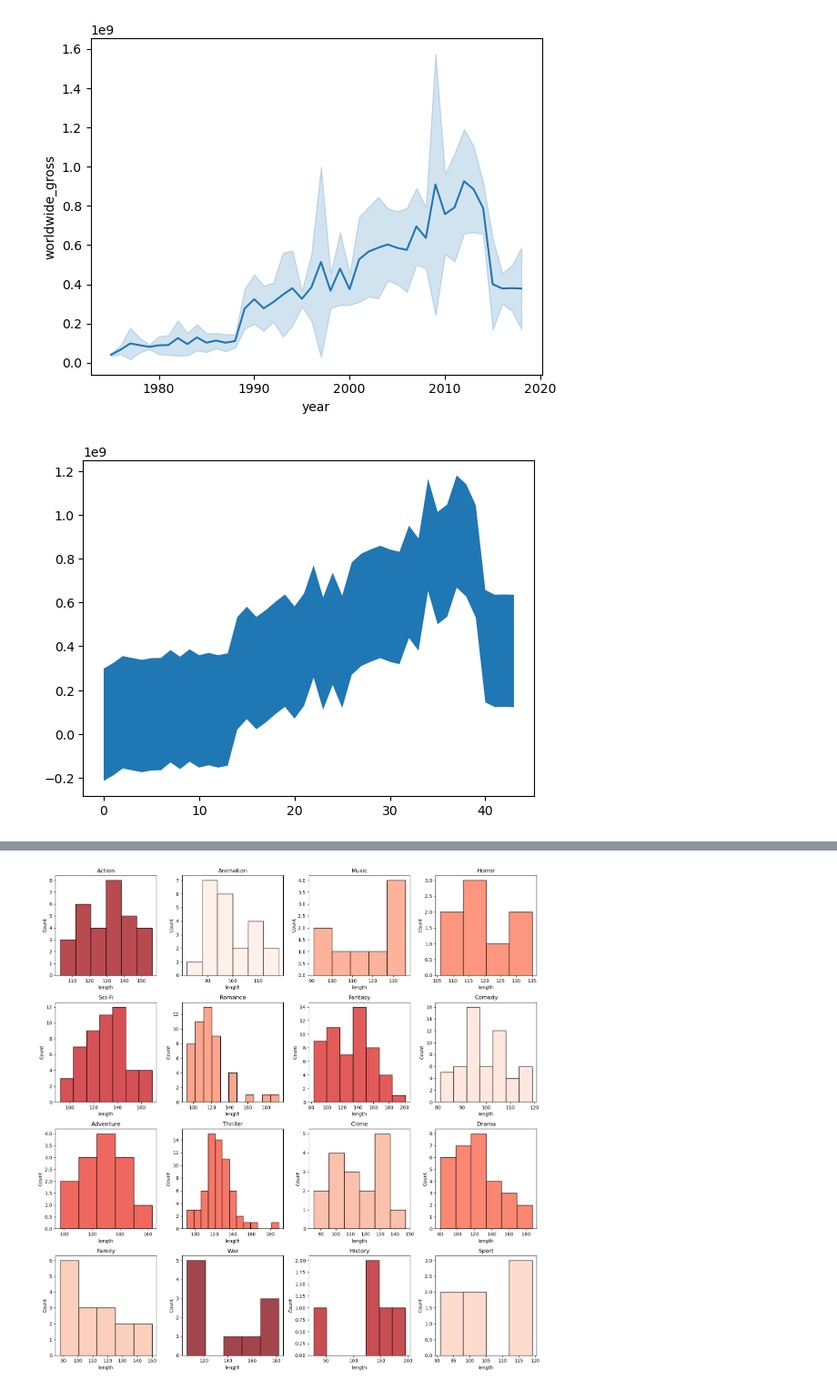
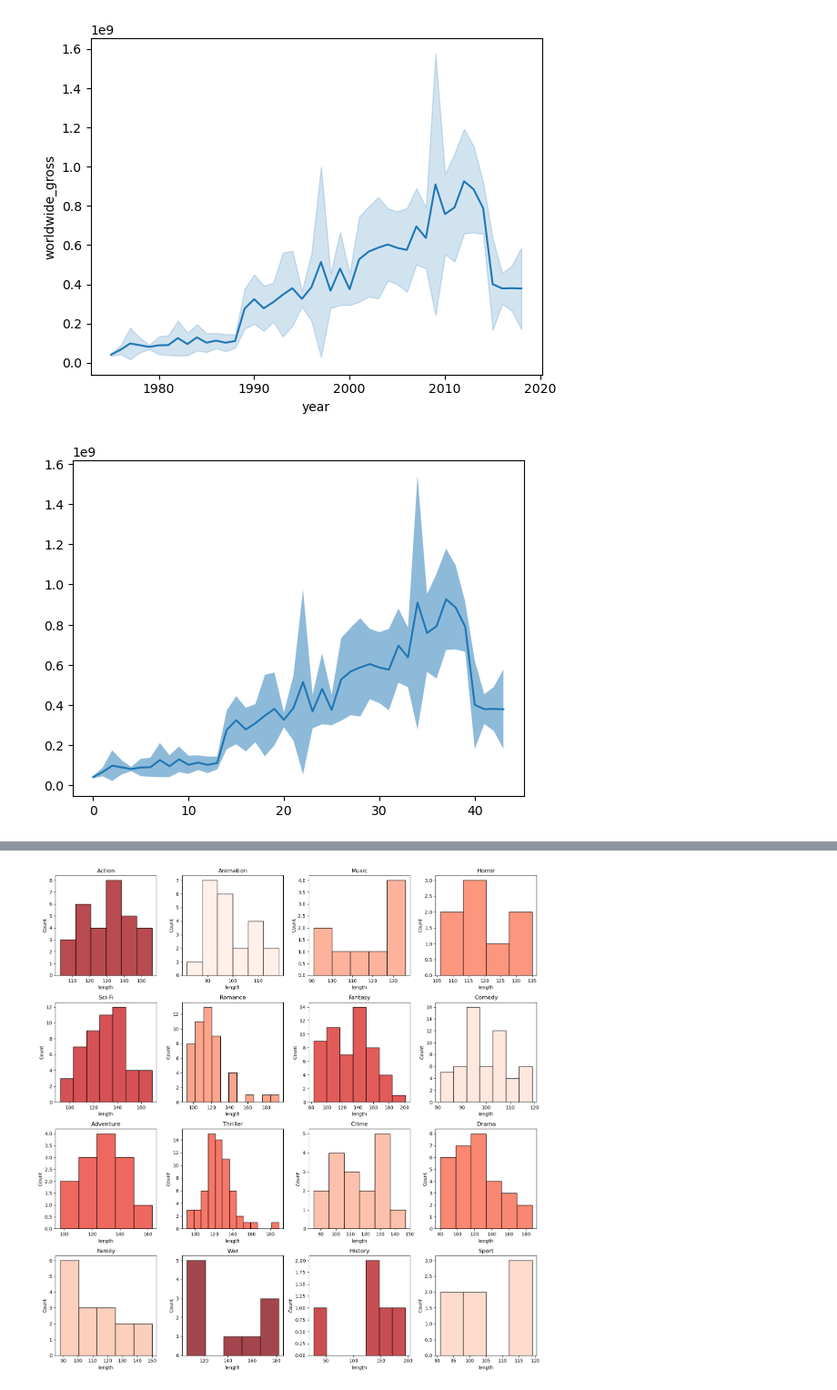
Before and after one commit to Maximelel/ADA_course, a Jupyter notebook: Exercises/02 - Data viz and data from the web/Becoming a DataVizard exercise.ipynb, the cells around one changed output, grey strips where cells are left out. Shown: that part at 91% size. Cells and saved outputs as stored; diff of their text form; code cells hidden in the pictures.

```diff
--- a/Exercises/02 - Data viz and data from the web/Becoming a DataVizard exercise.ipynb
+++ b/Exercises/02 - Data viz and data from the web/Becoming a DataVizard exercise.ipynb
@@ -215,7 +205,8 @@ avg_revenue['year'] = movies['year'].unique()
 avg_revenue['avg_yearly_worldwide_gross_revenue'] = movies.groupby("year").apply(lambda x : x['worldwide_gross'].mean()).values
 avg_revenue['min'] = movies.groupby("year").apply(lambda x : x['worldwide_gross'].min()).values
 avg_revenue['max'] = movies.groupby("year").apply(lambda x : x['worldwide_gross'].max()).values
-avg_revenue['std'] = np.std(avg_revenue['avg_yearly_worldwide_gross_revenue'])
+#avg_revenue['std'] = np.std(avg_revenue['avg_yearly_worldwide_gross_revenue'])  FAUX !! std of gross not of the avg
+avg_revenue['std_yearly_worldwide_gross_revenue'] = movies.groupby("year").apply(lambda x : np.std(x['worldwide_gross'])).values
 print(len(avg_revenue))
 avg_revenue.head()
 # %% [output]
@@ -244,12 +238,16 @@ plt.show()
 # %% [output]
 [figure]
 # %%
-y1 = avg_revenue['avg_yearly_worldwide_gross_revenue'] + avg_revenue['std']
-y2 = avg_revenue['avg_yearly_worldwide_gross_revenue'] - avg_revenue['std']
-plt.fill_between(avg_revenue.index, y1 = y1, y2 = y2)
+y1 = avg_revenue['avg_yearly_worldwide_gross_revenue'] + avg_revenue['std_yearly_worldwide_gross_revenue']
+y2 = avg_revenue['avg_yearly_worldwide_gross_revenue'] - avg_revenue['std_yearly_worldwide_gross_revenue']
+plt.fill_between(avg_revenue.index, y1 = y1, y2 = y2, alpha = 0.5) # alpha for brightness
+
+# add line of the mean
+plt.plot(avg_revenue['avg_yearly_worldwide_gross_revenue'])
+
 plt.show()
 # %% [output]
-[figure, old version]
+[figure, new version]
 # %%
 # Write your interpretation here
 # %% [markdown]
```
Also changed, not shown: parts of 6 cells of this notebook.
